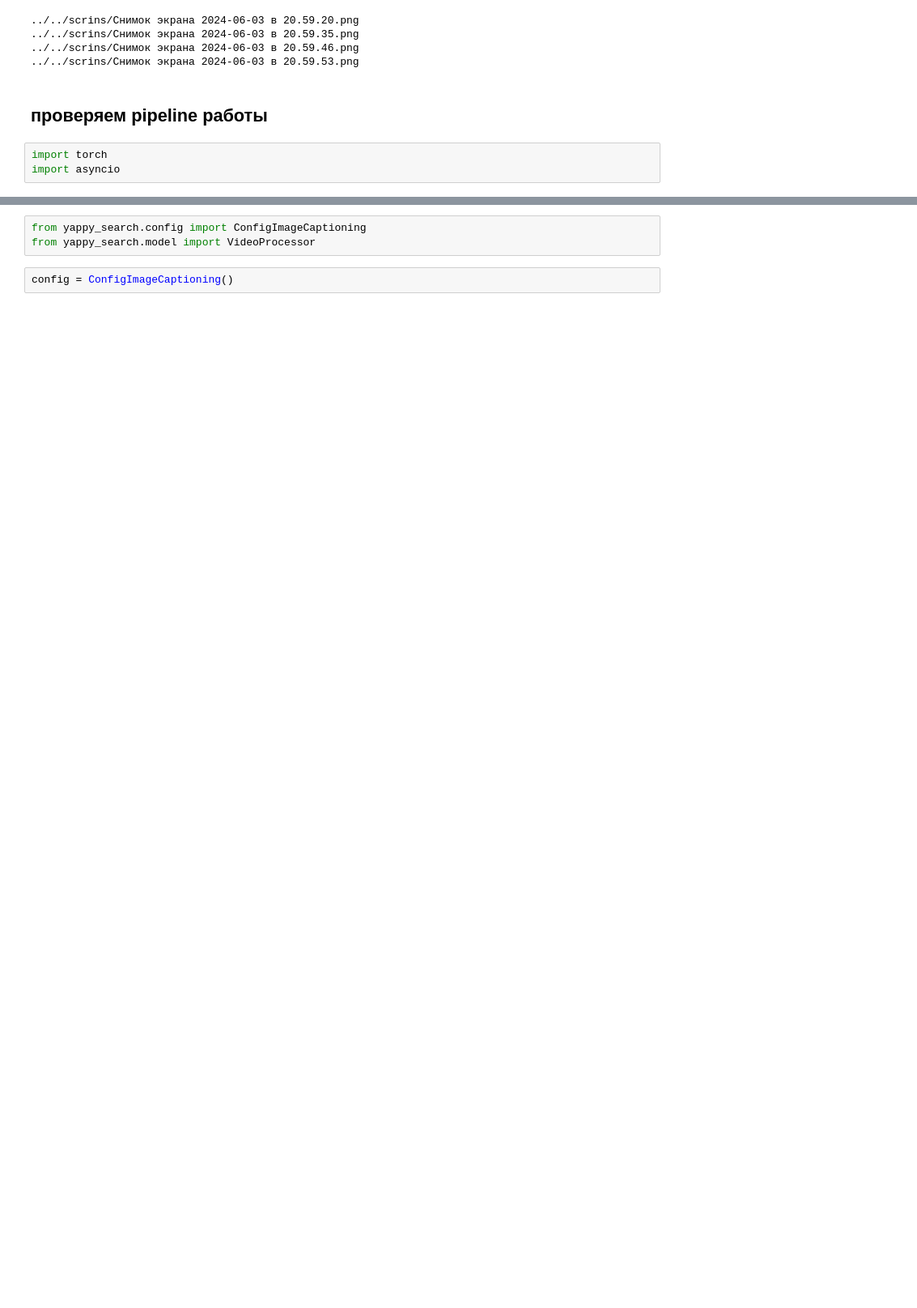
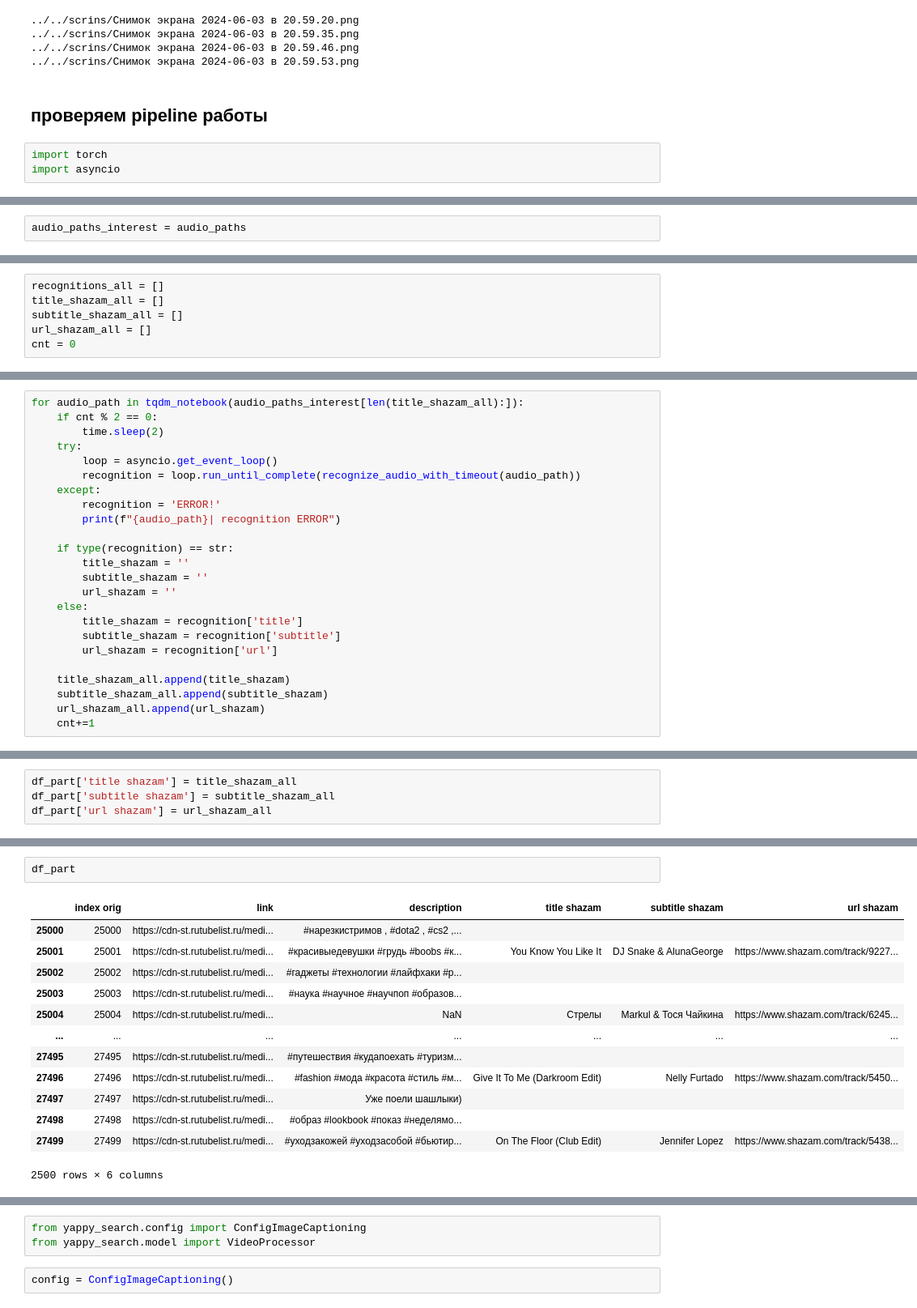
Before and after one commit to ahlesen/lct_hack, a Jupyter notebook: notebooks/[1.1] check modules + fisrt ideas.ipynb, the cells around one changed output, grey strips where cells are left out. Shown at 81% size. Drawn from its saved outputs; the diff is of its cells as text; blank space fills up the shorter version.

```diff
--- a/notebooks/[1.1] check modules + fisrt ideas.ipynb
+++ b/notebooks/[1.1] check modules + fisrt ideas.ipynb
@@ -122,0 +315,2 @@ import asyncio
+# %%
+audio_paths_interest = audio_paths
@@ -122,0 +346,6 @@ import asyncio
+# %%
+recognitions_all = []
+title_shazam_all = []
+subtitle_shazam_all = []
+url_shazam_all = []
+cnt = 0
@@ -122,0 +356,24 @@ import asyncio
+# %%
+for audio_path in tqdm_notebook(audio_paths_interest[len(title_shazam_all):]):
+    if cnt % 2 == 0:
+        time.sleep(2)
+    try:
+        loop = asyncio.get_event_loop()
+        recognition = loop.run_until_complete(recognize_audio_with_timeout(audio_path))
+    except:
+        recognition = 'ERROR!'
+        print(f"{audio_path}| recognition ERROR")
+
+    if type(recognition) == str:
+        title_shazam = ''
+        subtitle_shazam = ''
+        url_shazam = ''
+    else:
+        title_shazam = recognition['title']
+        subtitle_shazam = recognition['subtitle']
+        url_shazam = recognition['url']
+
+    title_shazam_all.append(title_shazam)
+    subtitle_shazam_all.append(subtitle_shazam)
+    url_shazam_all.append(url_shazam)
+    cnt+=1
@@ -122,0 +382,4 @@ import asyncio
+# %%
+df_part['title shazam'] = title_shazam_all
+df_part['subtitle shazam'] = subtitle_shazam_all
+df_part['url shazam'] = url_shazam_all
@@ -122,0 +390,16 @@ import asyncio
+# %%
+df_part
+# %% [output]
+|  | index orig | link | description | title shazam | subtitle shazam | url shazam |
+| 25000 | 25000 | https://cdn-st.rutubelist.ru/medi... | #нарезкистримов , #dota2 , #cs2 ,... |  |  |  |
+| 25001 | 25001 | https://cdn-st.rutubelist.ru/medi... | #красивыедевушки #грудь #boobs #к... | You Know You Like It | DJ Snake & AlunaGeorge | https://www.shazam.com/track/9227... |
+| 25002 | 25002 | https://cdn-st.rutubelist.ru/medi... | #гаджеты #технологии #лайфхаки #р... |  |  |  |
+| 25003 | 25003 | https://cdn-st.rutubelist.ru/medi... | #наука #научное #научпоп #образов... |  |  |  |
+| 25004 | 25004 | https://cdn-st.rutubelist.ru/medi... | NaN | Стрелы | Markul & Тося Чайкина | https://www.shazam.com/track/6245... |
+| ... | ... | ... | ... | ... | ... | ... |
+| 27495 | 27495 | https://cdn-st.rutubelist.ru/medi... | #путешествия #кудапоехать #туризм... |  |  |  |
+| 27496 | 27496 | https://cdn-st.rutubelist.ru/medi... | #fashion #мода #красота #стиль #м... | Give It To Me (Darkroom Edit) | Nelly Furtado | https://www.shazam.com/track/5450... |
+| 27497 | 27497 | https://cdn-st.rutubelist.ru/medi... | Уже поели шашлыки) |  |  |  |
+| 27498 | 27498 | https://cdn-st.rutubelist.ru/medi... | #образ #lookbook #показ #неделямо... |  |  |  |
+| 27499 | 27499 | https://cdn-st.rutubelist.ru/medi... | #уходзакожей #уходзасобой #бьютир... | On The Floor (Club Edit) | Jennifer Lopez | https://www.shazam.com/track/5438... |
+2500 rows × 6 columns
```
Also changed, not shown: parts of 39 cells of this notebook, 6 other files.
